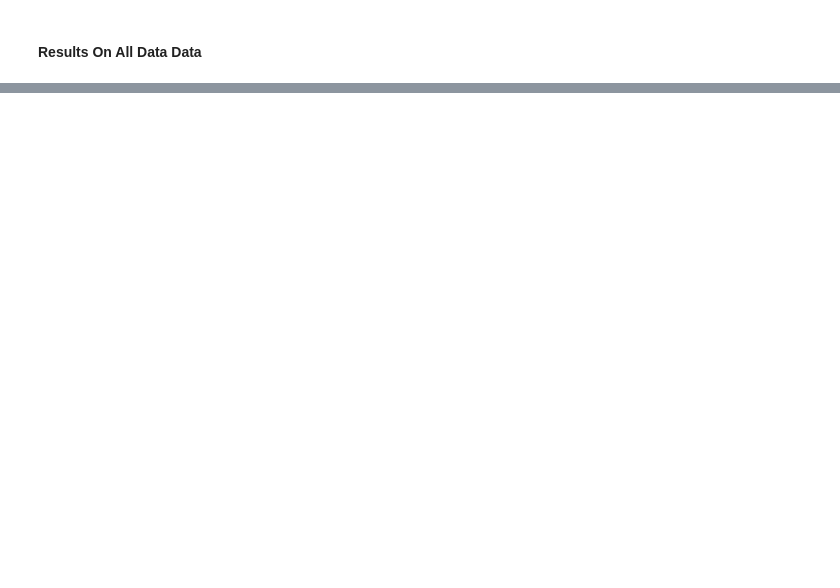
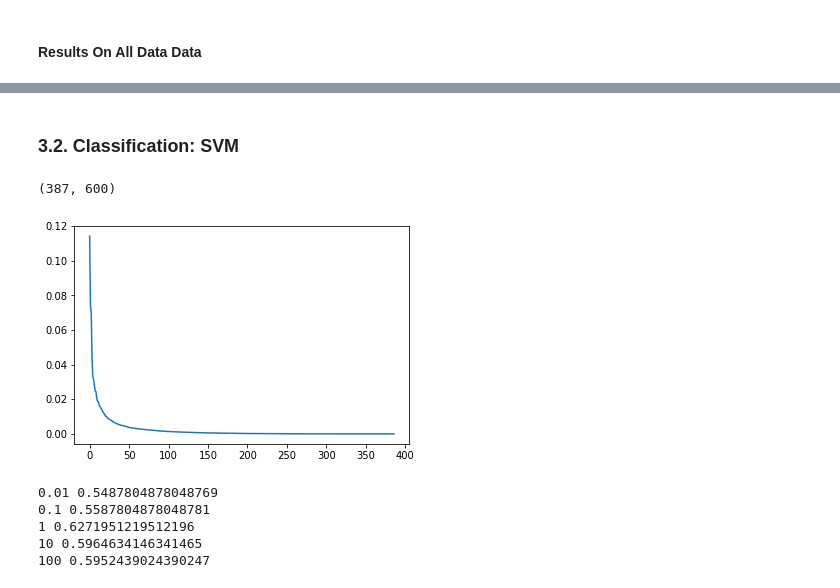
Before and after one commit to ASEDOS999/SearchScript, a Jupyter notebook: SemanticAnalysis/Experiments/TextsClusters/Clusterization.ipynb, the cells around one changed output, grey strips where cells are left out. Cells and saved outputs as stored; diff of their text form; code cells hidden in the pictures; blank space fills up the shorter version.

```diff
--- a/SemanticAnalysis/Experiments/TextsClusters/Clusterization.ipynb
+++ b/SemanticAnalysis/Experiments/TextsClusters/Clusterization.ipynb
@@ -443,0 +468,56 @@ pd.DataFrame(D,
+# %% [markdown]
+### 3.2. Classification: SVM
+# %%
+X = np.array([i[1] for i in data])
+Y = [int(i[2]) for i in data]
+classes = list({int(i):None for i in Y}.keys())
+transformed_data = [(None, i, Y[ind]) for ind,i in enumerate(X)]
+import random
+random.shuffle(transformed_data)
+train, test = get_sets(transformed_data, 0.8, False)
+# %%
+X = np.array([i[1] for i in transformed_data])
+print(X.shape)
+%matplotlib inline
+from sklearn.decomposition import PCA
+pca = PCA(n_components = min(X.shape))
+pca.fit(X)
+res = pca.explained_variance_ratio_
+plt.plot([ind for ind, i in enumerate(res)], res)
+plt.show()
+# %% [output]
+(387, 600)
+[figure, added]
+# %%
+from sklearn import svm
+repeat = 100
+res = dict()
+for n in range(repeat):
+    random.shuffle(transformed_data)
+    train, test = get_sets(transformed_data, 0.8, False)
+    for j in range(0, 5):
+        clf = svm.SVC(C = 10**(j-2), gamma = 3, degree = 2, coef0 =2.5,kernel='poly')
+        # clf = svm.SVC(gamma = j, kernel='rbf')# 0.6919
+        # clf = svm.SVC(gamma = 4, coef0 = j, kernel='sigmoid')
+        X = np.array([i[1] for i in train])
+        #X = np.hstack((X, X*np.sqrt(np.absolute(X))))
+        clf.fit(X, np.array([i[2] for i in train]))
+        if res.__contains__(j):
+            X = np.array([i[1] for i in test])
+            #X = np.hstack((X, X*np.sqrt(np.absolute(X))))
+            res[j] += clf.score(X, np.array([i[2] for i in test]))
+        else:
+            X = np.array([i[1] for i in test])
+            #X = np.hstack((X, X*np.sqrt(np.absolute(X))))
+            res[j] = clf.score(X, np.array([i[2] for i in test]))
+res = {i:res[i]/repeat for i in res}
+keys = list(res.keys())
+keys.sort()
+for i in keys:
+    print(10**(i-2), res[i])
+# %% [output]
+0.01 0.5487804878048769
+0.1 0.5587804878048781
+1 0.6271951219512196
+10 0.5964634146341465
+100 0.5952439024390247
```
Also changed, not shown: parts of 12 cells of this notebook.
